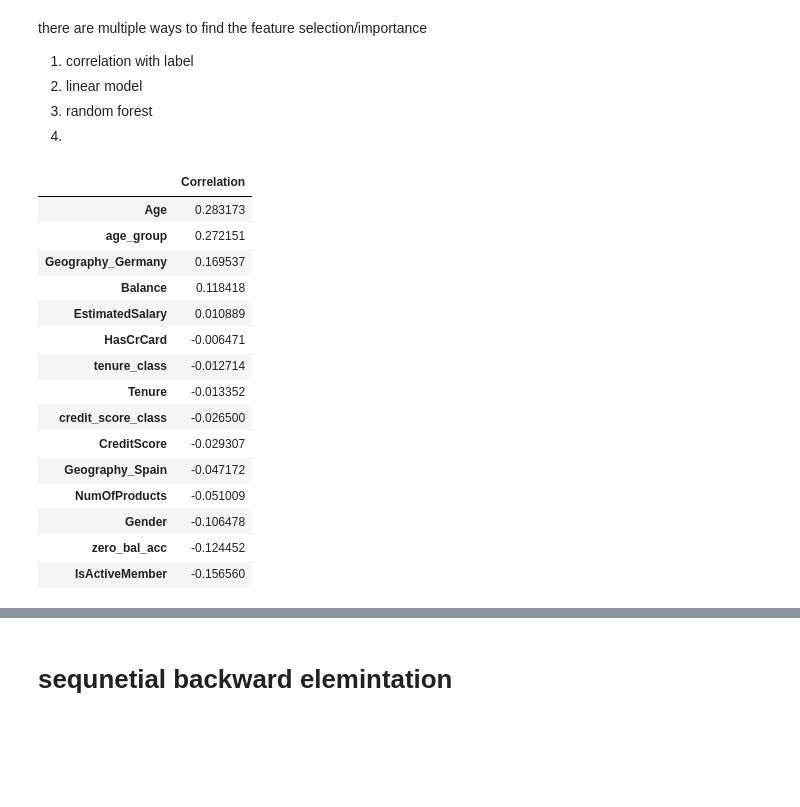
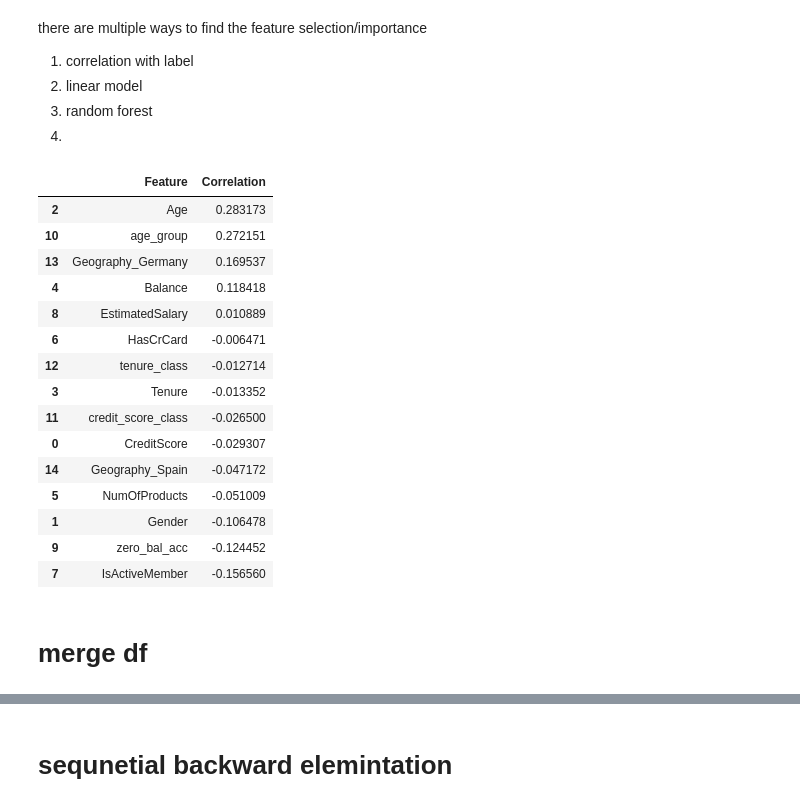
Before and after one commit to karansingh-chauhan/bank-customer-churn-modeling, a Jupyter notebook: notebook/FEATURE_ENG.IPYNB, the cells around one changed output, grey strips where cells are left out. Saved outputs shown, nothing was run; the diff lists cells and outputs as text; code cells hidden in the pictures; blank space fills up the shorter version.

Commit message:
combining the data to select top features from the data

```diff
--- a/notebook/FEATURE_ENG.IPYNB
+++ b/notebook/FEATURE_ENG.IPYNB
@@ -432,26 +432,27 @@ there are multiple ways to find the feature selection/importance
 # %%
 # correlation with output variable
 corr_score=x_train.corrwith(y_train)
-corr_df=pd.DataFrame({'Correlation':corr_score})
+corr_df=corr_score.reset_index()
+corr_df.columns=['Feature','Correlation']
 corr_df = corr_df.sort_values('Correlation', ascending=False)
 corr_df
 # %% [output]
-|  | Correlation |
-| Age | 0.283173 |
-| age_group | 0.272151 |
-| Geography_Germany | 0.169537 |
-| Balance | 0.118418 |
-| EstimatedSalary | 0.010889 |
-| HasCrCard | -0.006471 |
-| tenure_class | -0.012714 |
-| Tenure | -0.013352 |
-| credit_score_class | -0.026500 |
-| CreditScore | -0.029307 |
-| Geography_Spain | -0.047172 |
-| NumOfProducts | -0.051009 |
-| Gender | -0.106478 |
-| zero_bal_acc | -0.124452 |
-| IsActiveMember | -0.156560 |
+|  | Feature | Correlation |
+| 2 | Age | 0.283173 |
+| 10 | age_group | 0.272151 |
+| 13 | Geography_Germany | 0.169537 |
+| 4 | Balance | 0.118418 |
+| 8 | EstimatedSalary | 0.010889 |
+| 6 | HasCrCard | -0.006471 |
+| 12 | tenure_class | -0.012714 |
+| 3 | Tenure | -0.013352 |
+| 11 | credit_score_class | -0.026500 |
+| 0 | CreditScore | -0.029307 |
+| 14 | Geography_Spain | -0.047172 |
+| 5 | NumOfProducts | -0.051009 |
+| 1 | Gender | -0.106478 |
+| 9 | zero_bal_acc | -0.124452 |
+| 7 | IsActiveMember | -0.156560 |
 # %%
 # mutual information score
 from sklearn.feature_selection import mutual_info_classif
@@ -459,3 +460,5 @@ from sklearn.feature_selection import mutual_info_classif
 mi_scores = mutual_info_classif(x_train, y_train)
 mi_df = pd.DataFrame({'Feature': x_train.columns, 'MI_Score': mi_scores})
 mi_df = mi_df.sort_values('MI_Score', ascending=False)
+# %% [markdown]
+# merge df
```
Also changed, not shown: parts of 20 cells of this notebook.
